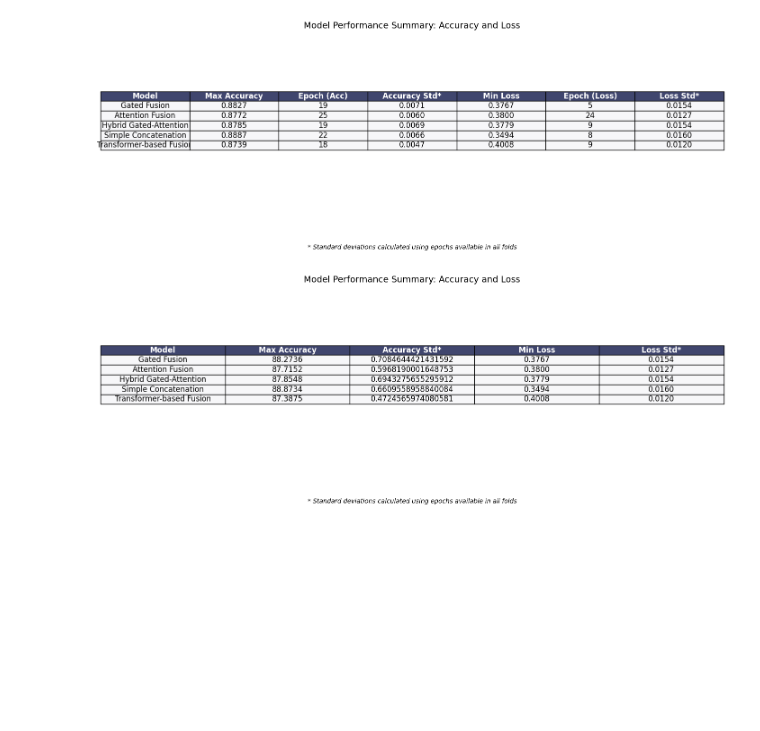
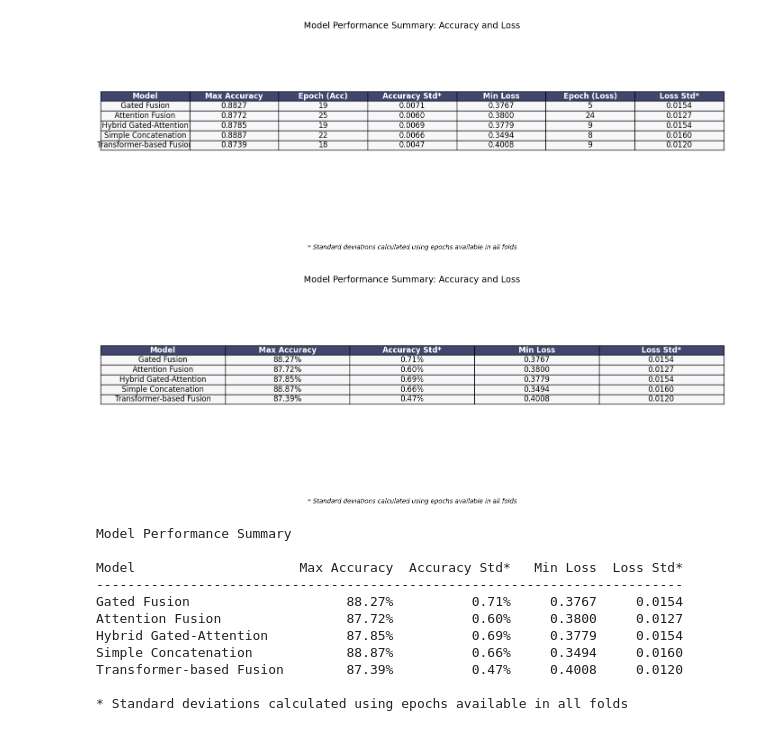
Before and after one commit to austenzhang/garbage-classification-neural-network, a Jupyter notebook: wandb_graphs.ipynb, the cells around one changed output. Cells and saved outputs as stored; diff of their text form; code cells hidden in the pictures; blank space fills up the shorter version.

Commit message:
updated wandb graphs

```diff
--- a/wandb_graphs.ipynb
+++ b/wandb_graphs.ipynb
@@ -871,31 +871,61 @@ table = ax.table(
 )
 
 # Style the table
 table.auto_set_font_size(False)
 table.set_fontsize(12)
 table.scale(1.2, 1.5)
 
 # Format numeric cells and highlight headers
 for (i, j), cell in table.get_celld().items():
     if i == 0:  # Header row
         cell.set_text_props(weight='bold', color='white')
         cell.set_facecolor('#40466e')
     else:
         cell.set_facecolor('#f7f7f9')
         if j == 1:  # Max Accuracy (%)
             cell.get_text().set_text(f"{float(cell.get_text().get_text()):.2f}%")
         elif j == 2:  # Accuracy Std* (%)
             cell.get_text().set_text(f"{float(cell.get_text().get_text()):.2f}%")
         elif j in [3, 4]:  # Loss columns (4 decimal places)
             cell.get_text().set_text(f"{float(cell.get_text().get_text()):.4f}")
 
 # Add footnote
 footnote = "* Standard deviations calculated using epochs available in all folds"
 plt.figtext(0.5, 0.01, footnote, ha='center', fontsize=10, style='italic')
 
 plt.title("Model Performance Summary: Accuracy and Loss", pad=0, fontsize=14)
 plt.tight_layout()
 plt.subplots_adjust(bottom=0.15, top=0.82)
 plt.show()
+
+# After creating combined_df, add this code to print the console version:
+
+# Format the values in the DataFrame
+formatted_df = combined_df.copy()
+formatted_df['Max Accuracy'] = formatted_df['Max Accuracy'].apply(lambda x: f"{x:.2f}%")
+formatted_df['Accuracy Std*'] = formatted_df['Accuracy Std*'].apply(lambda x: f"{x:.2f}%")
+formatted_df['Min Loss'] = formatted_df['Min Loss'].apply(lambda x: f"{x:.4f}")
+formatted_df['Loss Std*'] = formatted_df['Loss Std*'].apply(lambda x: f"{x:.4f}")
+
+# Print the formatted table
+print("Model Performance Summary\n")
+print(f"{'Model':<25} {'Max Accuracy':>12} {'Accuracy Std*':>14} {'Min Loss':>10} {'Loss Std*':>10}")
+print("-"*75)
+
+for _, row in formatted_df.iterrows():
+    print(f"{row['Model']:<25} {row['Max Accuracy']:>12} {row['Accuracy Std*']:>14} {row['Min Loss']:>10} {row['Loss Std*']:>10}")
+
+print("\n* Standard deviations calculated using epochs available in all folds")
 # %% [output]
-[figure, old version]
+[figure, new version]
+Model Performance Summary
+
+Model                     Max Accuracy  Accuracy Std*   Min Loss  Loss Std*
+---------------------------------------------------------------------------
+Gated Fusion                    88.27%          0.71%     0.3767     0.0154
+Attention Fusion                87.72%          0.60%     0.3800     0.0127
+Hybrid Gated-Attention          87.85%          0.69%     0.3779     0.0154
+Simple Concatenation            88.87%          0.66%     0.3494     0.0160
+Transformer-based Fusion        87.39%          0.47%     0.4008     0.0120
+
+* Standard deviations calculated using epochs available in all folds
```
